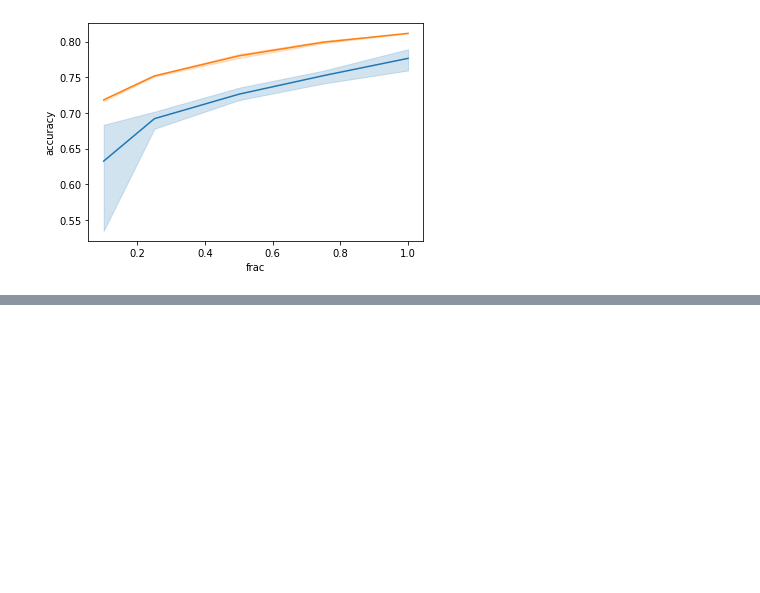
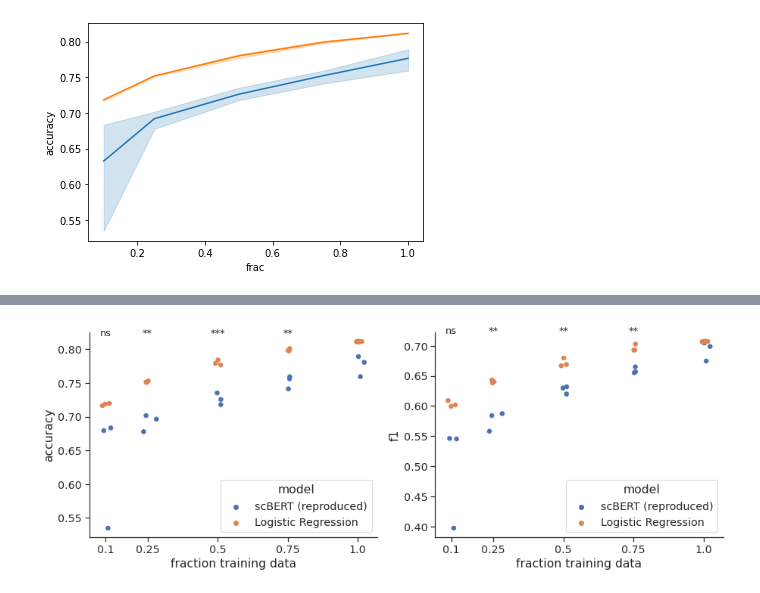
Before and after one commit to clinicalml/sc-foundation-eval, a Jupyter notebook: scBERT/collate_final_results_finetune.ipynb, the cells around one changed output, grey strips where cells are left out. Cells and saved outputs as stored; diff of their text form; code cells hidden in the pictures; blank space fills up the shorter version.

```diff
--- a/scBERT/collate_final_results_finetune.ipynb
+++ b/scBERT/collate_final_results_finetune.ipynb
@@ -579,0 +679,19 @@ all_res[all_res['fraction training data']==0.1].groupby('model').max('accuracy')
+# %%
+import seaborn as sns
+sns.set(font_scale=1.3, style="ticks")
+fig, axes = plt.subplots(1,2, figsize=[15,5])
+sns.scatterplot(data=all_res, x="jit_x", y="accuracy", hue="model", ax=axes[0], edgecolor = None)#, alpha=0.75)
+sns.scatterplot(data=all_res, x="jit_x", y="f1", hue="model", ax=axes[1], edgecolor = None)#, alpha=0.75)
+sns.despine()
+axes[0].set_xlabel("fraction training data")
+axes[1].set_xlabel("fraction training data")
+plt.setp(axes, xticks=[0.1, 0.25, 0.5, 0.75, 1.0], xticklabels = [0.1, 0.25, 0.5, 0.75, 1.0]);
+
+for idx in np.arange(len(pvals_stars)):
+    if subplot_ind[idx]==0:
+        height=0.82
+    elif subplot_ind[idx]==1:
+        height=0.72
+    axes[subplot_ind[idx]].text(x=p_xpos[idx], y=height, s=pvals_stars[idx], fontsize="small", ha="center")
+# %% [output]
+[figure, added]
```
Also changed, not shown: parts of 15 cells of this notebook.
